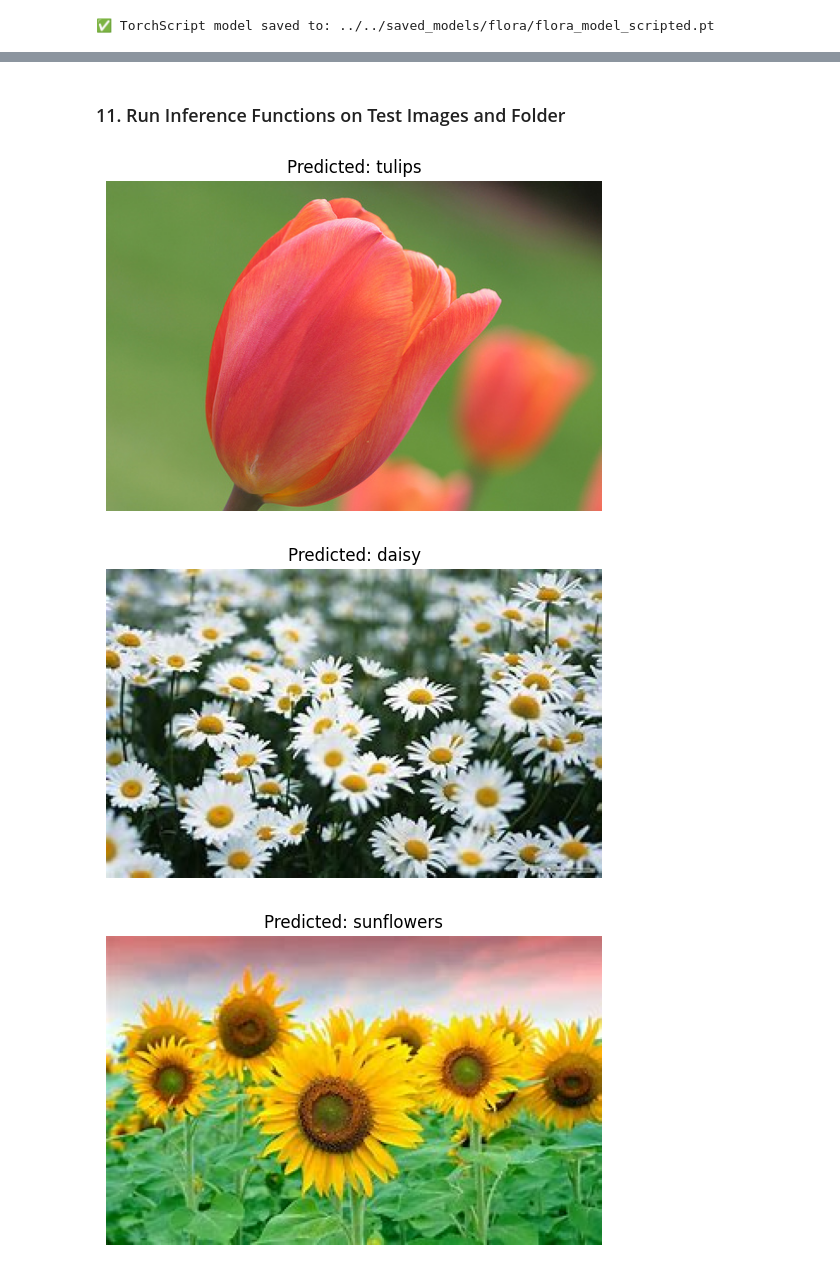
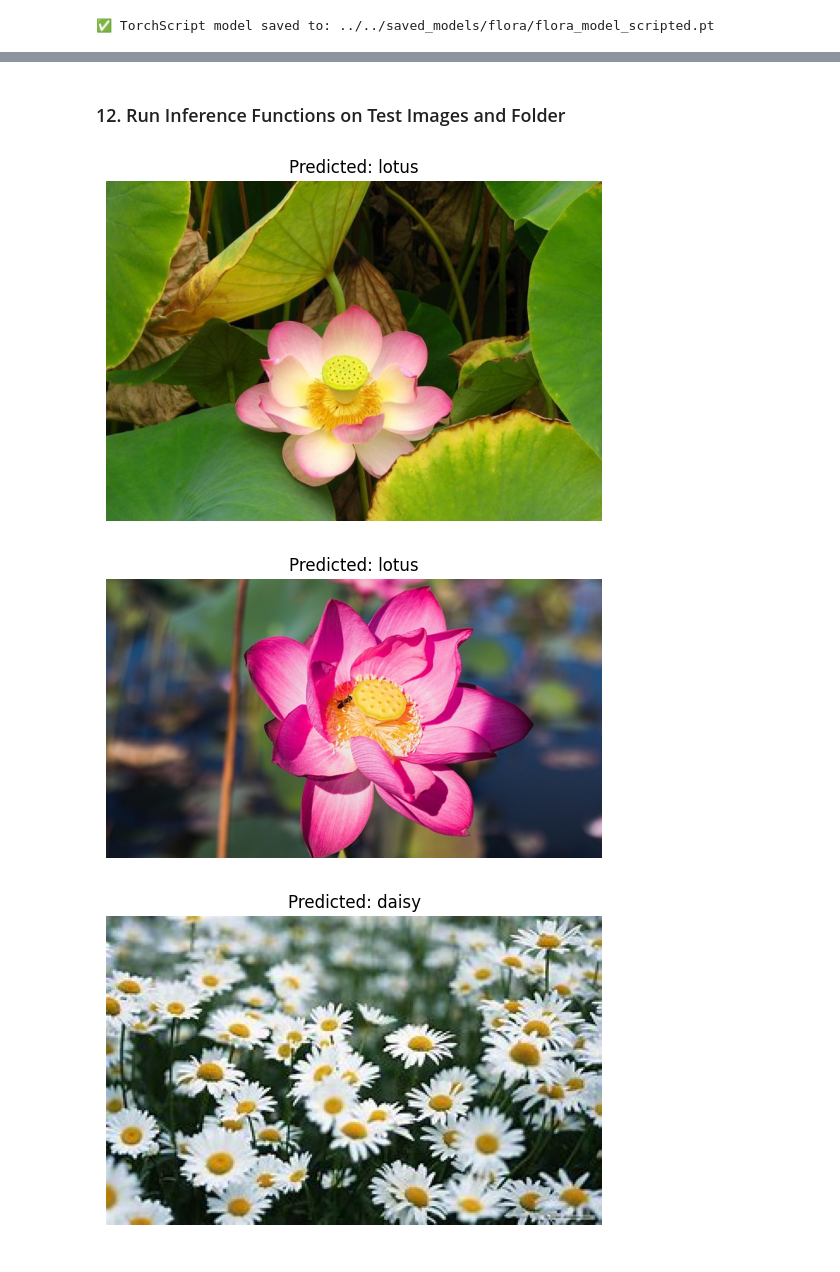
Before and after one commit to Naveen2070/project_chimera, a Jupyter notebook: classifier_service/cl_models/flora/train_flora_mobilenet.ipynb, the cells around one changed output, grey strips where cells are left out. Cells and saved outputs as stored; diff of their text form; code cells hidden in the pictures.

```diff
--- a/classifier_service/cl_models/flora/train_flora_mobilenet.ipynb
+++ b/classifier_service/cl_models/flora/train_flora_mobilenet.ipynb
@@ -24,10 +24,11 @@ data_dir = './dataset'
 # %%
 model_path = '../../saved_models/flora/flora_model.pt'
 tscript_path = '../../saved_models/flora/flora_model_scripted.pt'
+temp_model_path = os.path.join(os.path.dirname(model_path), "flora_model_temp.pt")
 
 batch_size = 16
 num_epochs = 15
-num_classes = 5
+num_classes = 6
 
 device = torch.device("cuda" if torch.cuda.is_available() else "cpu")
 # %% [markdown]
@@ -84,6 +85,8 @@ train_loss_history, val_loss_history = [], []
 train_acc_history, val_acc_history = [], []
 
 best_val_acc = 0.0
+early_stop_counter = 0
+early_stop_patience = 5
 # %% [markdown]
 ### 7. Training and Validation Loop with Automatic Mixed Precision (AMP)
 # %%
@@ -139,12 +142,19 @@ for epoch in range(num_epochs):
           f"Train Loss: {train_loss:.4f}, Acc: {train_acc:.4f} | "
           f"Val Loss: {val_loss:.4f}, Acc: {val_acc:.4f}")
 
-    # Save best model
+    # Save best to temp
     if val_acc > best_val_acc:
         best_val_acc = val_acc
-        os.makedirs(os.path.dirname(model_path), exist_ok=True)
-        torch.save(model.state_dict(), model_path)
-        print(f"🔸 Saved new best model with Val Acc: {val_acc:.4f}")
+        early_stop_counter = 0
+        torch.save(model.state_dict(), temp_model_path)
+        print(f"🔸 Improved! Temp model saved with Val Acc: {val_acc:.4f}")
+    else:
+        early_stop_counter += 1
+        print(f"⚠️  No improvement. Early stop counter: {early_stop_counter}/{early_stop_patience}")
+
+        if early_stop_counter >= early_stop_patience:
+            print("🛑 Early stopping triggered!")
+            break
 # %% [output]
 Epoch 1/15 | Train Loss: 0.6326, Acc: 0.7609 | Val Loss: 0.3583, Acc: 0.8542
 🔸 Saved new best model with Val Acc: 0.8542
@@ -168 +180,11 @@ Epoch 15/15 | Train Loss: 0.3153, Acc: 0.8808 | Val Loss: 0.2912, Acc: 0.8924
+# %%
+if os.path.exists(temp_model_path):
+    model_dir = os.path.dirname(model_path)
+    existing_models = [f for f in os.listdir(model_dir) if f.startswith("flora_model_v") and f.endswith(".pt")]
+    version_numbers = [int(f.split("_v")[-1].split(".pt")[0]) for f in existing_models if "_v" in f]
+    next_version = max(version_numbers) + 1 if version_numbers else 1
+    versioned_model_path = os.path.join(model_dir, f"flora_model_v{next_version}.pt")
+
+    os.rename(temp_model_path, versioned_model_path)
+    print(f"✅ Final model saved as versioned model: {versioned_model_path}")
 # %% [markdown]
@@ -229,12 +299,14 @@ def predict_images_in_folder(folder_path, model, transform, class_names):
         img_path = os.path.join(folder_path, img_file)
         predict_image(img_path, model, transform, class_names)
 # %% [markdown]
-### 11. Run Inference Functions on Test Images and Folder
+### 12. Run Inference Functions on Test Images and Folder
 # %%
-model = load_model(model_path, num_classes)
+trained_model_path = get_versioned_model_path(latest=True)
+
+model = load_model(trained_model_path, num_classes)
 predict_image('./test_image.jpg', model, transform, class_names)
 predict_images_in_folder('./test_flowers', model, transform, class_names)
 # %% [output]
-[figure, old version]
+[figure, new version]
-[figure, old version]
+[figure, new version]
-[figure, old version]
+[figure, new version]
```
Also changed, not shown: parts of 8 cells of this notebook, 6 other files.
